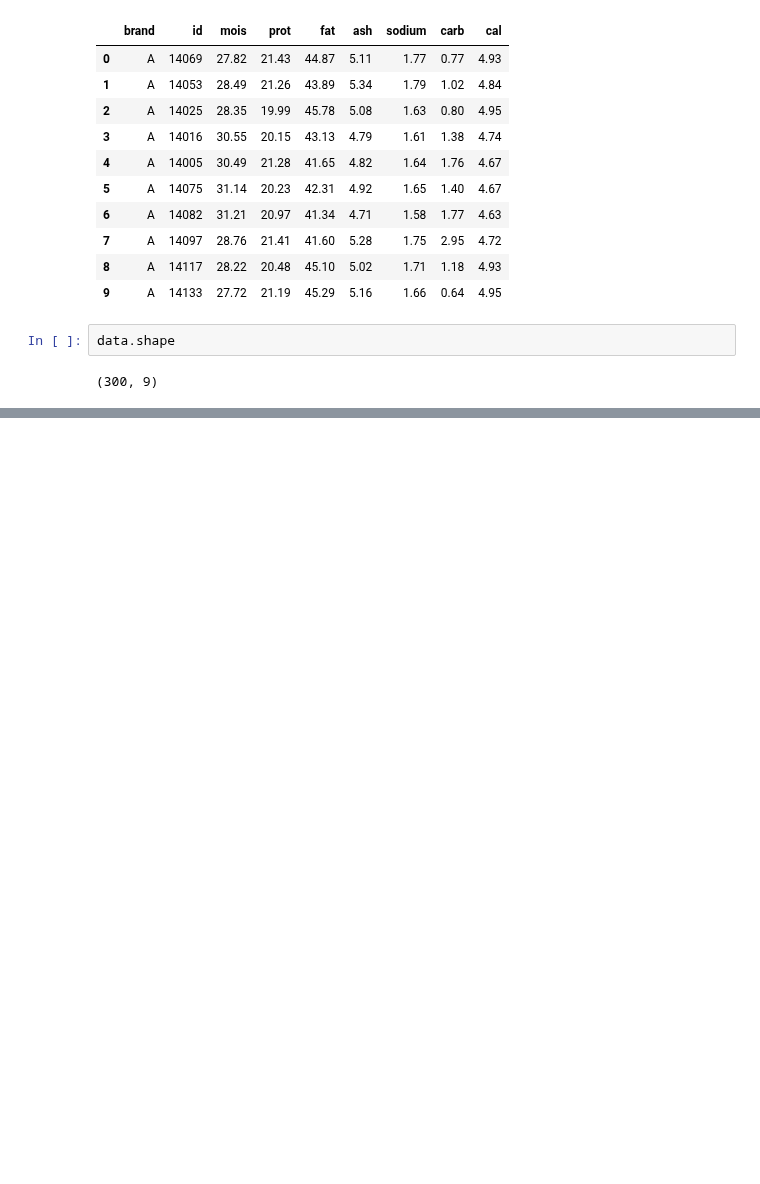
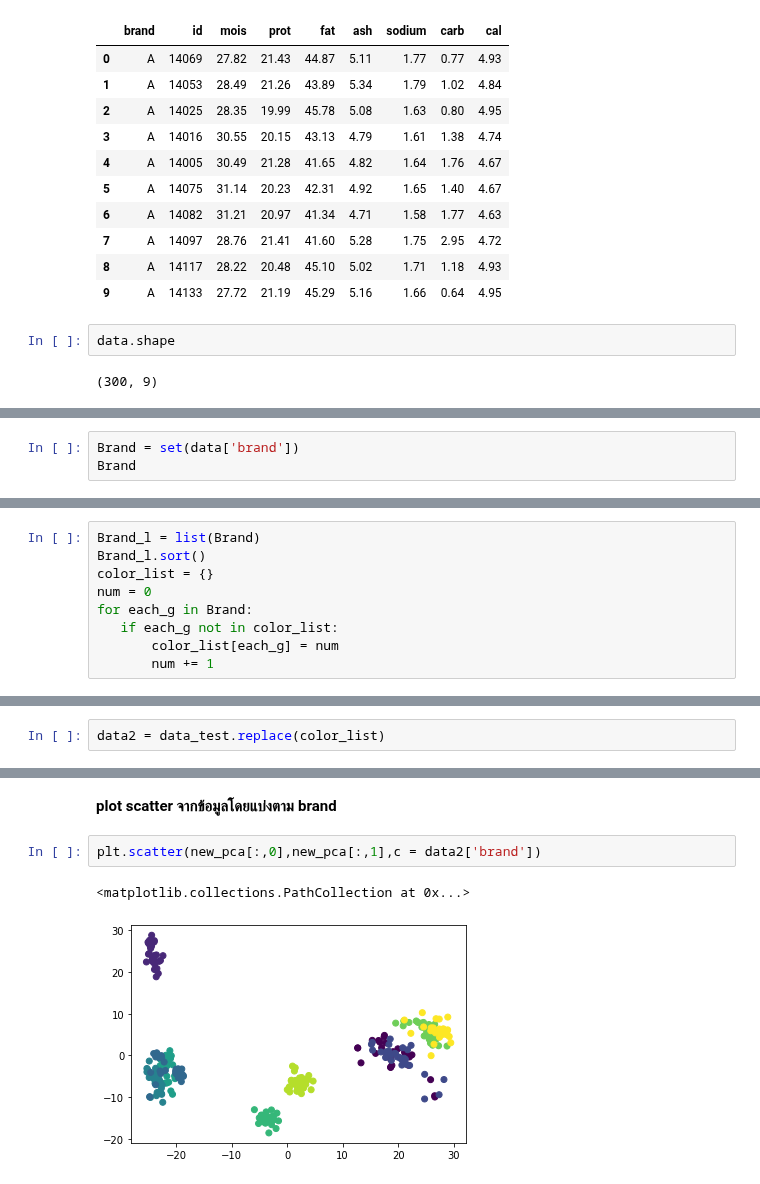
Before and after one commit to Thitichaya2000/multivariate, a Jupyter notebook: Exam01.ipynb, the cells around one changed output, grey strips where cells are left out. Saved outputs shown, nothing was run; the diff lists cells and outputs as text; blank space fills up the shorter version.

```diff
--- a/Exam01.ipynb
+++ b/Exam01.ipynb
@@ -23,0 +171,3 @@ data.shape
+# %%
+Brand = set(data['brand'])
+Brand
@@ -23,0 +178,9 @@ data.shape
+# %%
+Brand_l = list(Brand)
+Brand_l.sort()
+color_list = {}
+num = 0
+for each_g in Brand:
+   if each_g not in color_list:
+       color_list[each_g] = num
+       num += 1
@@ -23,0 +200,2 @@ data.shape
+# %%
+data2 = data_test.replace(color_list)
@@ -23,0 +218,7 @@ data.shape
+# %% [markdown]
+**plot scatter จากข้อมูลโดยแบ่งตาม brand**
+# %%
+plt.scatter(new_pca[:,0],new_pca[:,1],c = data2['brand'])
+# %% [output]
+<matplotlib.collections.PathCollection at 0x...>
+[figure, added]
```
Also changed, not shown: parts of 94 cells of this notebook.
